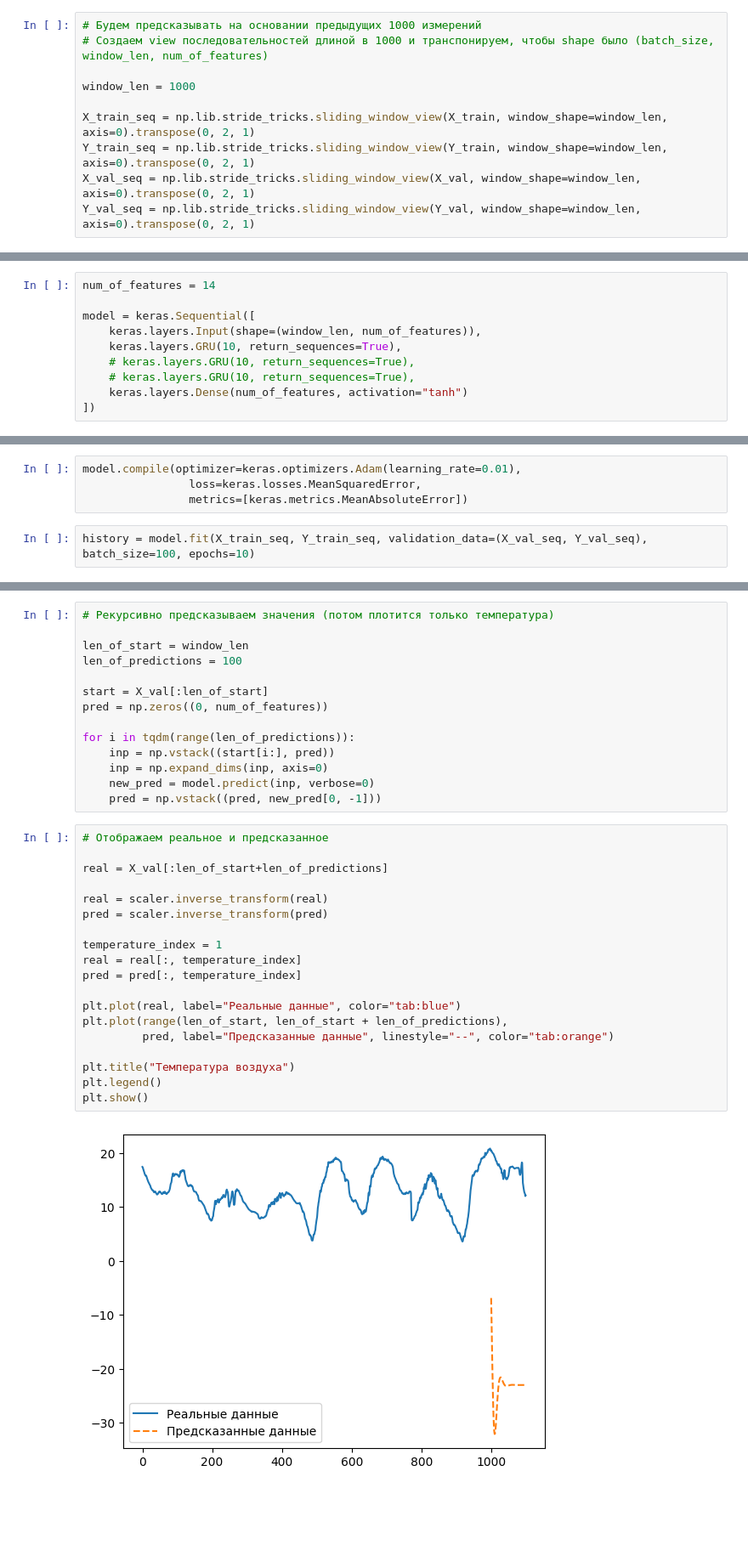
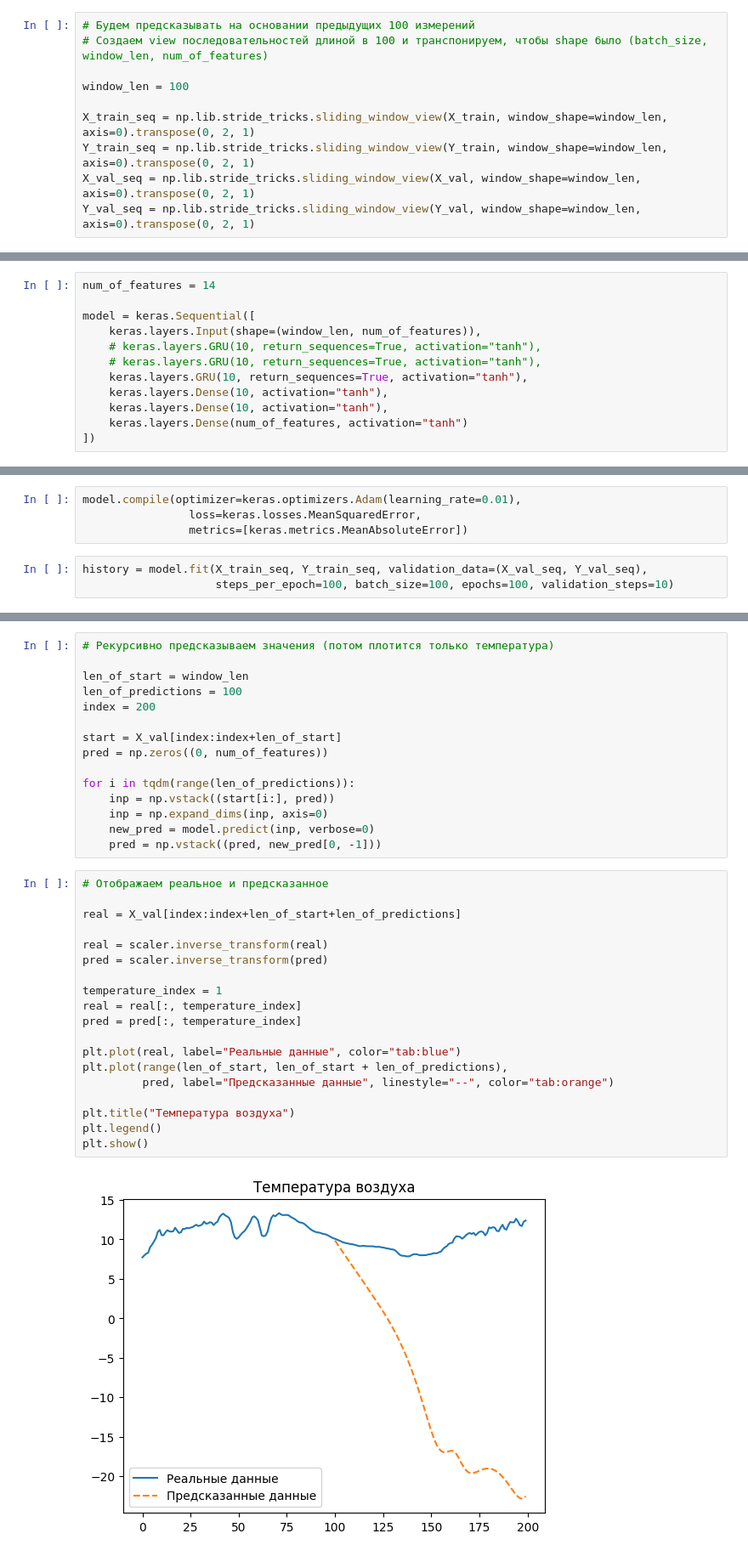
Before and after one commit to Yurekkk/Neironki, a Jupyter notebook: Lab-6.ipynb, the cells around one changed output, grey strips where cells are left out. Shown: that part at 85% size. Drawn from its saved outputs; the diff is of its cells as text; blank space fills up the shorter version.

```diff
--- a/Lab-6.ipynb
+++ b/Lab-6.ipynb
@@ -101,10 +101,10 @@ X_train = df[:-1]
 # %%
 X_train, X_val, Y_train, Y_val = train_test_split(X_train, Y_train, test_size=0.2, random_state=1337, shuffle=False)
 # %%
-# Будем предсказывать на основании предыдущих 1000 измерений
-# Создаем view последовательностей длиной в 1000 и транспонируем, чтобы shape было (batch_size, window_len, num_of_features)
+# Будем предсказывать на основании предыдущих 100 измерений
+# Создаем view последовательностей длиной в 100 и транспонируем, чтобы shape было (batch_size, window_len, num_of_features)
 
-window_len = 1000
+window_len = 100
 
 X_train_seq = np.lib.stride_tricks.sliding_window_view(X_train, window_shape=window_len, axis=0).transpose(0, 2, 1)
 Y_train_seq = np.lib.stride_tricks.sliding_window_view(Y_train, window_shape=window_len, axis=0).transpose(0, 2, 1)
@@ -117,8 +117,10 @@ num_of_features = 14
 
 model = keras.Sequential([
     keras.layers.Input(shape=(window_len, num_of_features)),
-    keras.layers.GRU(10, return_sequences=True),
-    # keras.layers.GRU(10, return_sequences=True),
-    # keras.layers.GRU(10, return_sequences=True),
+    # keras.layers.GRU(10, return_sequences=True, activation="tanh"),
+    # keras.layers.GRU(10, return_sequences=True, activation="tanh"),
+    keras.layers.GRU(10, return_sequences=True, activation="tanh"),
+    keras.layers.Dense(10, activation="tanh"),
+    keras.layers.Dense(10, activation="tanh"),
     keras.layers.Dense(num_of_features, activation="tanh")
 ])
@@ -127,4 +147,5 @@ model.compile(optimizer=keras.optimizers.Adam(learning_rate=0.01),
                 loss=keras.losses.MeanSquaredError,
                 metrics=[keras.metrics.MeanAbsoluteError])
 # %%
-history = model.fit(X_train_seq, Y_train_seq, validation_data=(X_val_seq, Y_val_seq), batch_size=100, epochs=10)
+history = model.fit(X_train_seq, Y_train_seq, validation_data=(X_val_seq, Y_val_seq),
+                    steps_per_epoch=100, batch_size=100, epochs=100, validation_steps=10)
@@ -156,8 +212,9 @@ model.evaluate(X_val_seq, Y_val_seq)
 
 len_of_start = window_len
 len_of_predictions = 100
+index = 200
 
-start = X_val[:len_of_start]
+start = X_val[index:index+len_of_start]
 pred = np.zeros((0, num_of_features))
 
 for i in tqdm(range(len_of_predictions)):
@@ -168,21 +225,21 @@ for i in tqdm(range(len_of_predictions)):
 # %%
 # Отображаем реальное и предсказанное
 
-real = X_val[:len_of_start+len_of_predictions]
+real = X_val[index:index+len_of_start+len_of_predictions]
 
 real = scaler.inverse_transform(real)
 pred = scaler.inverse_transform(pred)
 
 temperature_index = 1
 real = real[:, temperature_index]
 pred = pred[:, temperature_index]
 
 plt.plot(real, label="Реальные данные", color="tab:blue")
 plt.plot(range(len_of_start, len_of_start + len_of_predictions),
          pred, label="Предсказанные данные", linestyle="--", color="tab:orange")
 
 plt.title("Температура воздуха")
 plt.legend()
 plt.show()
 # %% [output]
-[figure, old version]
+[figure, new version]
```
Also changed, not shown: parts of 4 cells of this notebook, 1 other file.
